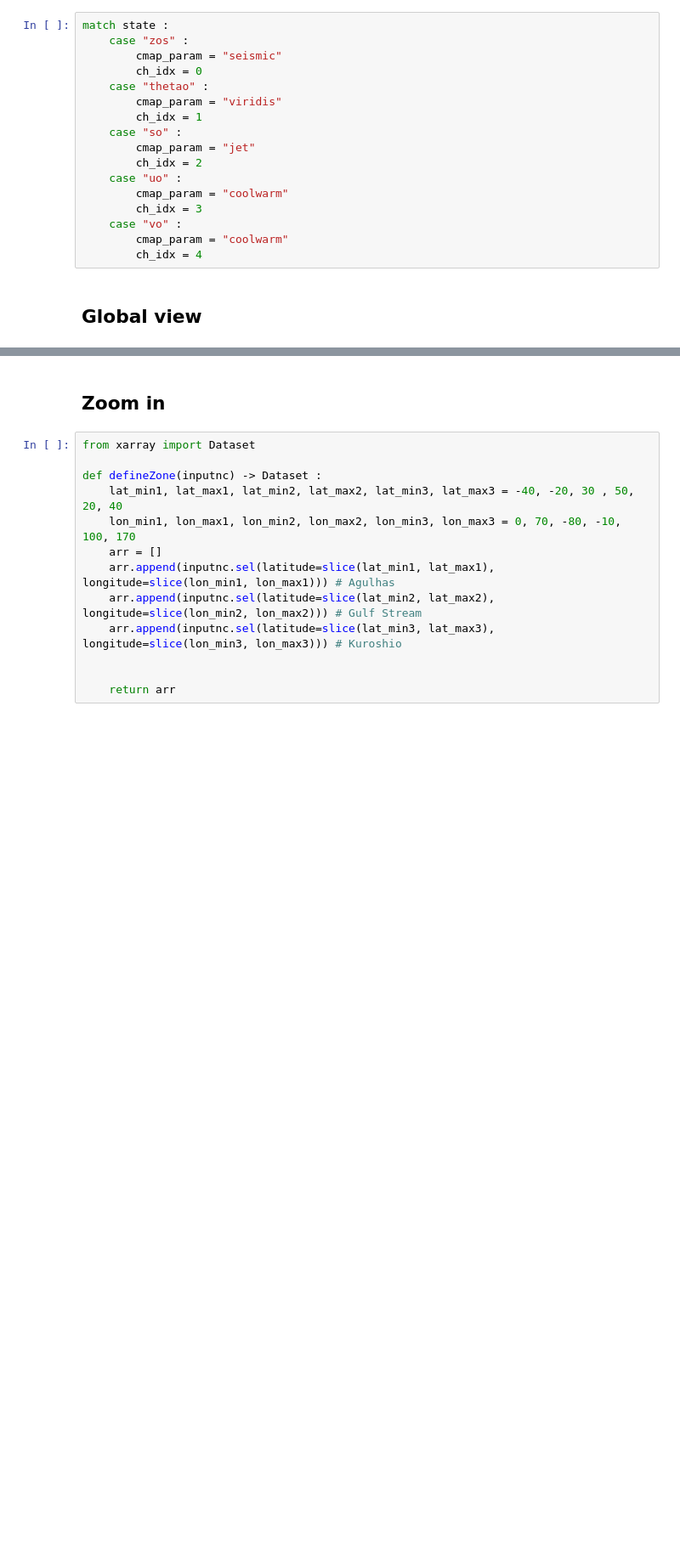
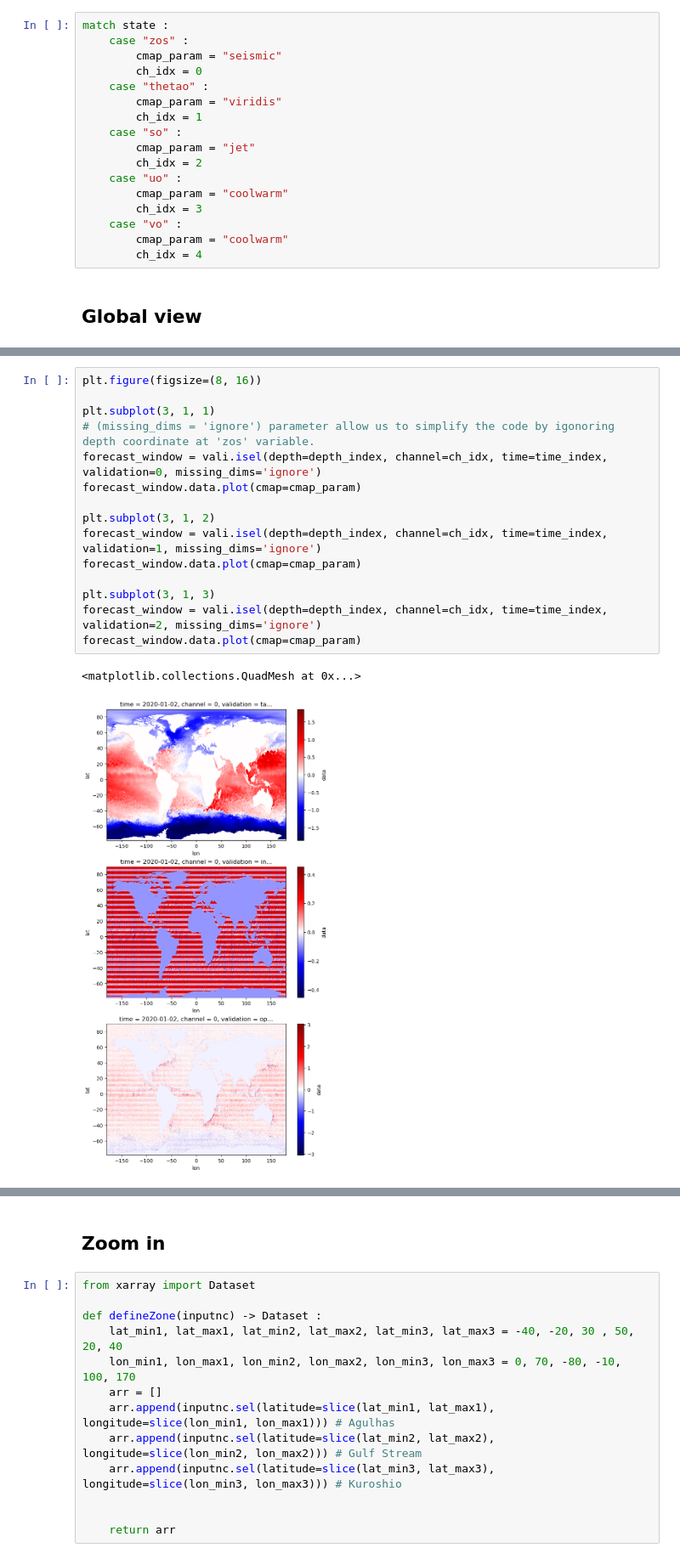
Before and after one commit to devowoney/glonet, a Jupyter notebook: jupyter_notebook/visual_from_ch_nc.ipynb, the cells around one changed output, grey strips where cells are left out. Shown at 85% size. Drawn from its saved outputs; the diff is of its cells as text; blank space fills up the shorter version.

```diff
--- a/jupyter_notebook/visual_from_ch_nc.ipynb
+++ b/jupyter_notebook/visual_from_ch_nc.ipynb
@@ -75,3 +96,21 @@ match state :
+# %%
+plt.figure(figsize=(8, 16))
+
+plt.subplot(3, 1, 1)
+# (missing_dims = 'ignore') parameter allow us to simplify the code by igonoring depth coordinate at 'zos' variable.
+forecast_window = vali.isel(depth=depth_index, channel=ch_idx, time=time_index, validation=0, missing_dims='ignore')
+forecast_window.data.plot(cmap=cmap_param)
+
+plt.subplot(3, 1, 2)
+forecast_window = vali.isel(depth=depth_index, channel=ch_idx, time=time_index, validation=1, missing_dims='ignore')
+forecast_window.data.plot(cmap=cmap_param)
+
+plt.subplot(3, 1, 3)
+forecast_window = vali.isel(depth=depth_index, channel=ch_idx, time=time_index, validation=2, missing_dims='ignore')
+forecast_window.data.plot(cmap=cmap_param)
+# %% [output]
+<matplotlib.collections.QuadMesh at 0x...>
+[figure, added]
 # %%
 plt.figure(figsize=(8, 21))
 
```
Also changed, not shown: parts of 5 cells of this notebook, 3 other files.
